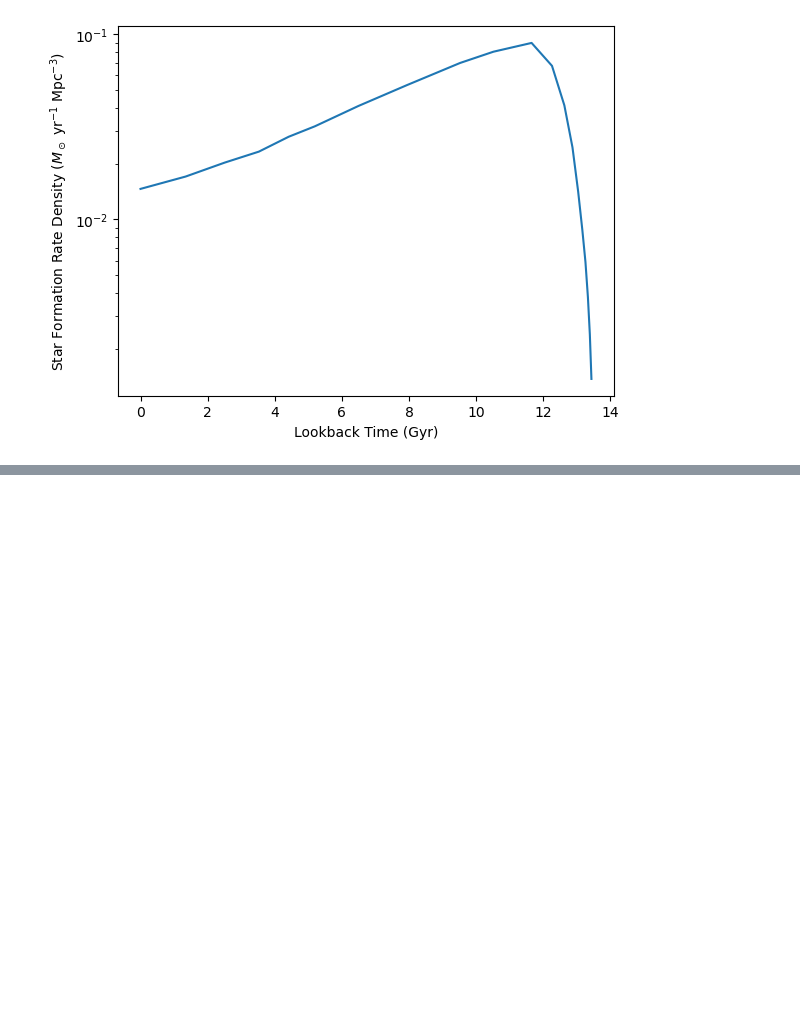
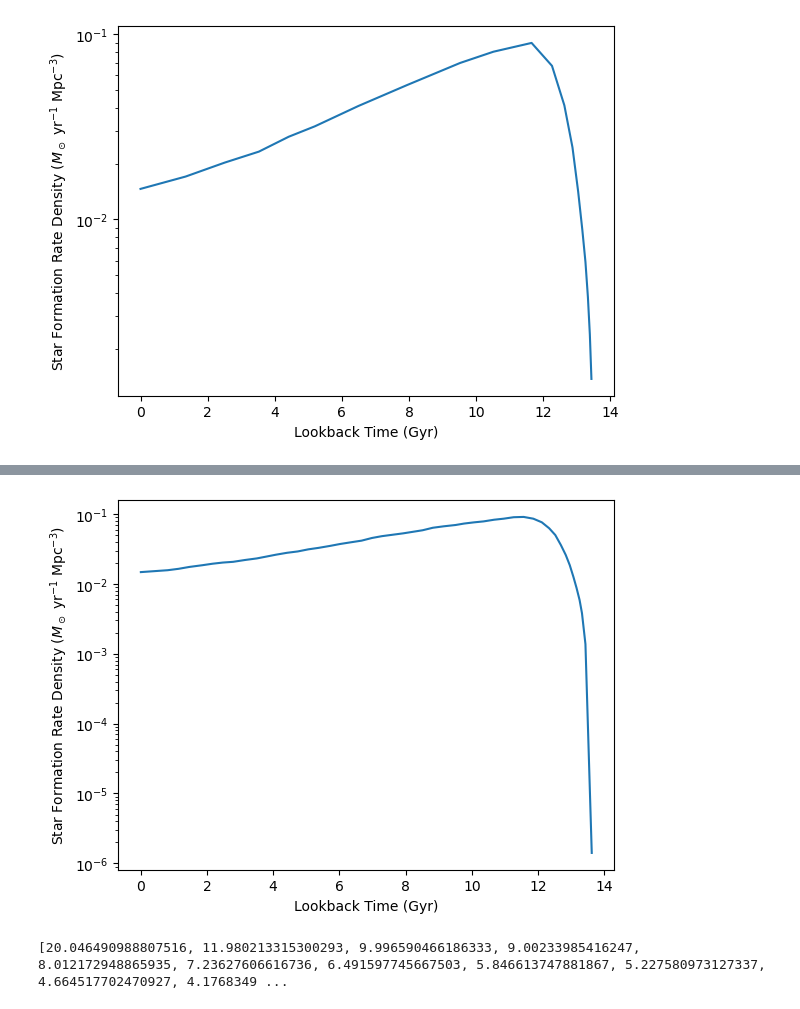
Before and after one commit to NicholaCharlton/Y4_Project, a Jupyter notebook: Nichola/Metallicity Specific Rates/SFH_Metallicity.ipynb, the cells around one changed output, grey strips where cells are left out. Cells and saved outputs as stored; diff of their text form; code cells hidden in the pictures; blank space fills up the shorter version.

```diff
--- a/Nichola/Metallicity Specific Rates/SFH_Metallicity.ipynb
+++ b/Nichola/Metallicity Specific Rates/SFH_Metallicity.ipynb
@@ -302,0 +490,7 @@ file.close()
+# %%
+snapshots = [0, 2, 4, 6, 8, 10, 12, 14, 16, 18, 20, 22, 24, 26, 28, 30, 32, 34, 36, 38, 40, 42, 44, 46, 48, 50, 52, 54, 56, 58, 60, 62, 64, 66, 68, 70, 72, 74, 76, 78, 80, 82, 84, 86, 88, 90, 92, 94, 96, 98]
+redshifts = []
+for snap in snapshots:
+    redshifts.append(il.groupcat.loadHeader(basePath, snap)['Redshift'])
+redshifts = redshifts[:-1]
+redshifts.append(int(0))
@@ -302,0 +504,13 @@ file.close()
+# %%
+sfr = []
+for snapshot in snapshots:
+    subhalo = il.groupcat.loadSubhalos(basePath, snapshot, fields=fields)
+    sfr.append(sum(subhalo['SubhaloSFRinMaxRad']) / 100**3)  # unit conversion
+# %%
+plt.plot(LB_time, sfr)
+plt.yscale('log')
+plt.ylabel('Star Formation Rate Density ($M_\odot$ yr$^{-1}$ Mpc$^{-3}$)')
+plt.xlabel('Lookback Time (Gyr)')
+plt.show()
+# %% [output]
+[figure, added]
@@ -302,0 +546,4 @@ file.close()
+# %%
+print(redshifts[:-1])
+# %% [output]
+[20.046490988807516, 11.980213315300293, 9.996590466186333, 9.00233985416247, 8.012172948865935, 7.23627606616736, 6.491597745667503, 5.846613747881867, 5.227580973127337, 4.664517702470927, 4.1768349 ...
```
Also changed, not shown: parts of 17 cells of this notebook.
